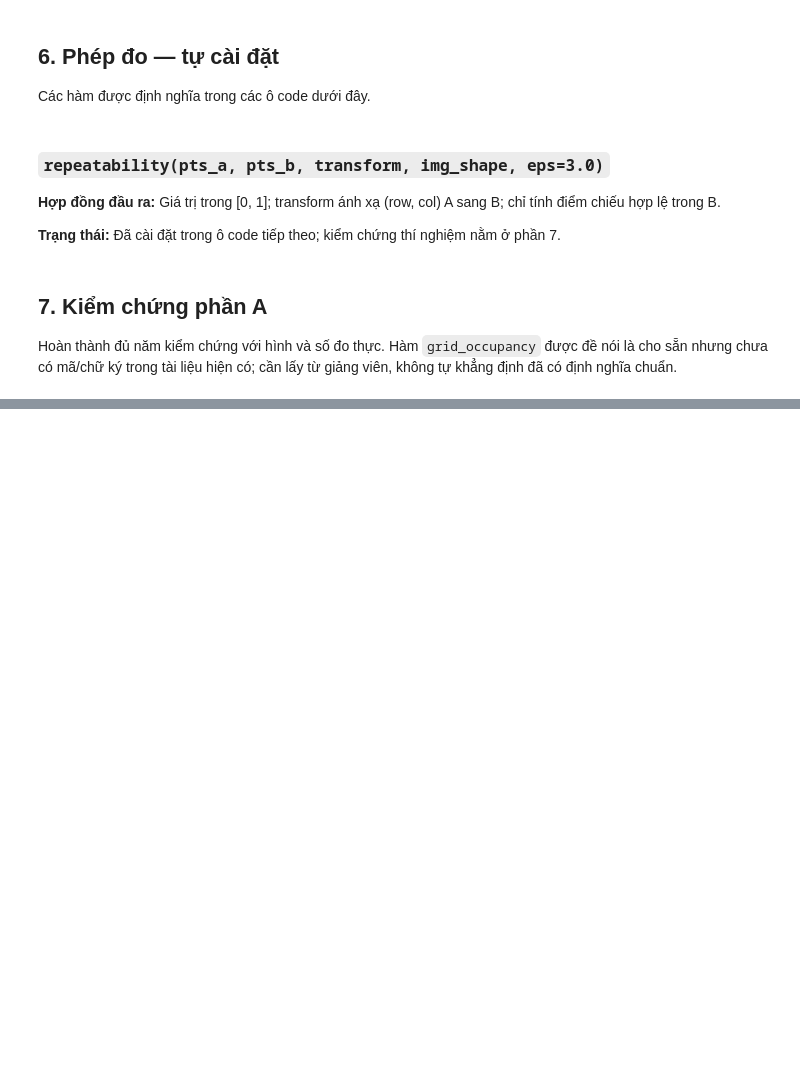
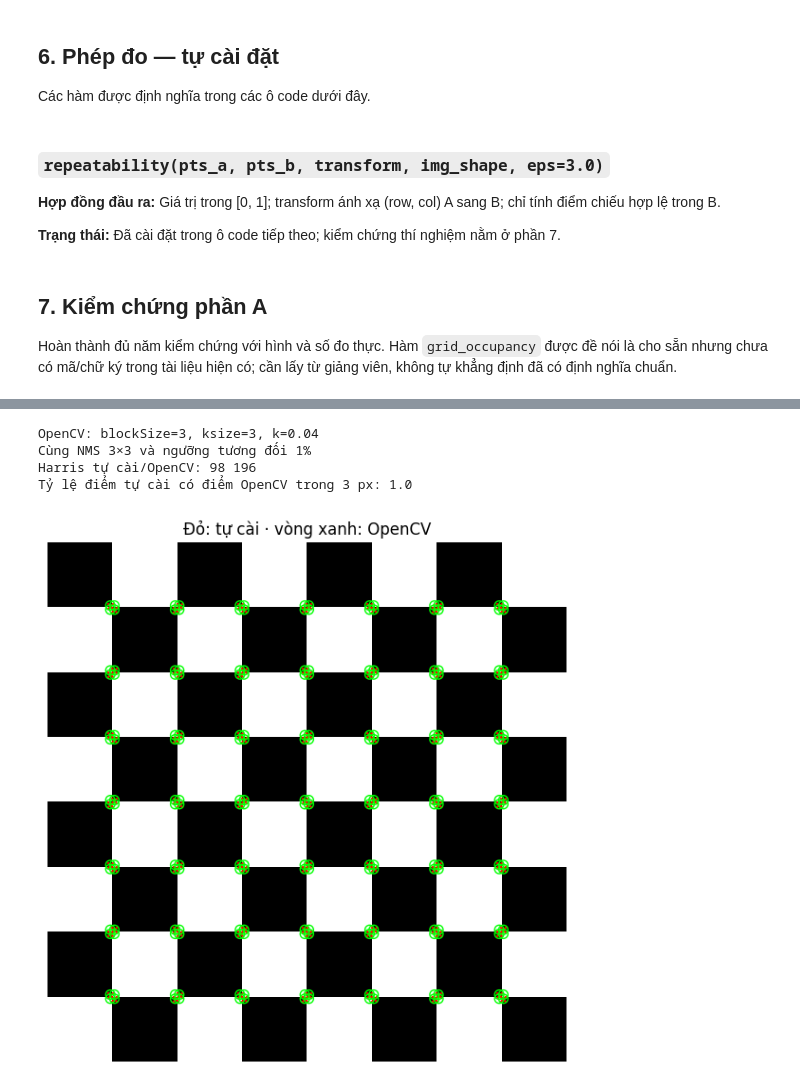
Before and after one commit to t-minhquan/Computer-Vision_Lab2, a Jupyter notebook: notebooks/phan_a_harris_va_hai_bien_the.ipynb, the cells around one changed output, grey strips where cells are left out. Drawn from its saved outputs; the diff is of its cells as text; code cells hidden in the pictures; blank space fills up the shorter version.

```diff
--- a/notebooks/phan_a_harris_va_hai_bien_the.ipynb
+++ b/notebooks/phan_a_harris_va_hai_bien_the.ipynb
@@ -425 +948,63 @@ Chỉ dùng cv2.cornerHarris ở phần đối chiếu được phép; so vị t
+# %%
+import cv2
+
+
+a_cv_response = cv2.cornerHarris(
+    a_board.astype(np.float32) / 255.0,
+    blockSize=3,
+    ksize=3,
+    k=0.04,
+)
+
+a_cv_mask = (
+    nms_2d(a_cv_response)
+    & (a_cv_response > 0)
+    & (a_cv_response > 0.01 * a_cv_response.max())
+)
+
+a_cv_row, a_cv_col = np.nonzero(a_cv_mask)
+a_cv_points = np.column_stack((
+    a_cv_row,
+    a_cv_col,
+    a_cv_response[a_cv_row, a_cv_col],
+))
+
+a_cv_distances = a_nearest_distances(
+    a_board_points, a_cv_points
+)
+a_cv_match_fraction = (
+    float(np.mean(a_cv_distances <= 3))
+    if len(a_board_points) else 0.0
+)
+
+print("OpenCV: blockSize=3, ksize=3, k=0.04")
+print("Cùng NMS 3×3 và ngưỡng tương đối 1%")
+print(
+    "Harris tự cài/OpenCV:",
+    len(a_board_points), len(a_cv_points)
+)
+print(
+    "Tỷ lệ điểm tự cài có điểm OpenCV trong 3 px:",
+    a_cv_match_fraction
+)
+
+a_fig, a_axis = plt.subplots(figsize=(6, 6))
+
+a_show_points(
+    a_axis, a_board, a_board_points,
+    "Đỏ: tự cài · vòng xanh: OpenCV"
+)
+a_axis.scatter(
+    a_cv_points[:, 1], a_cv_points[:, 0],
+    s=50, facecolors="none", edgecolors="lime"
+)
+
+a_fig.tight_layout()
+plt.show()
+# %% [output]
+OpenCV: blockSize=3, ksize=3, k=0.04
+Cùng NMS 3×3 và ngưỡng tương đối 1%
+Harris tự cài/OpenCV: 98 196
+Tỷ lệ điểm tự cài có điểm OpenCV trong 3 px: 1.0
+[figure, added]
 # %% [markdown]
```
Also changed, not shown: parts of 32 cells of this notebook, 18 other files.
